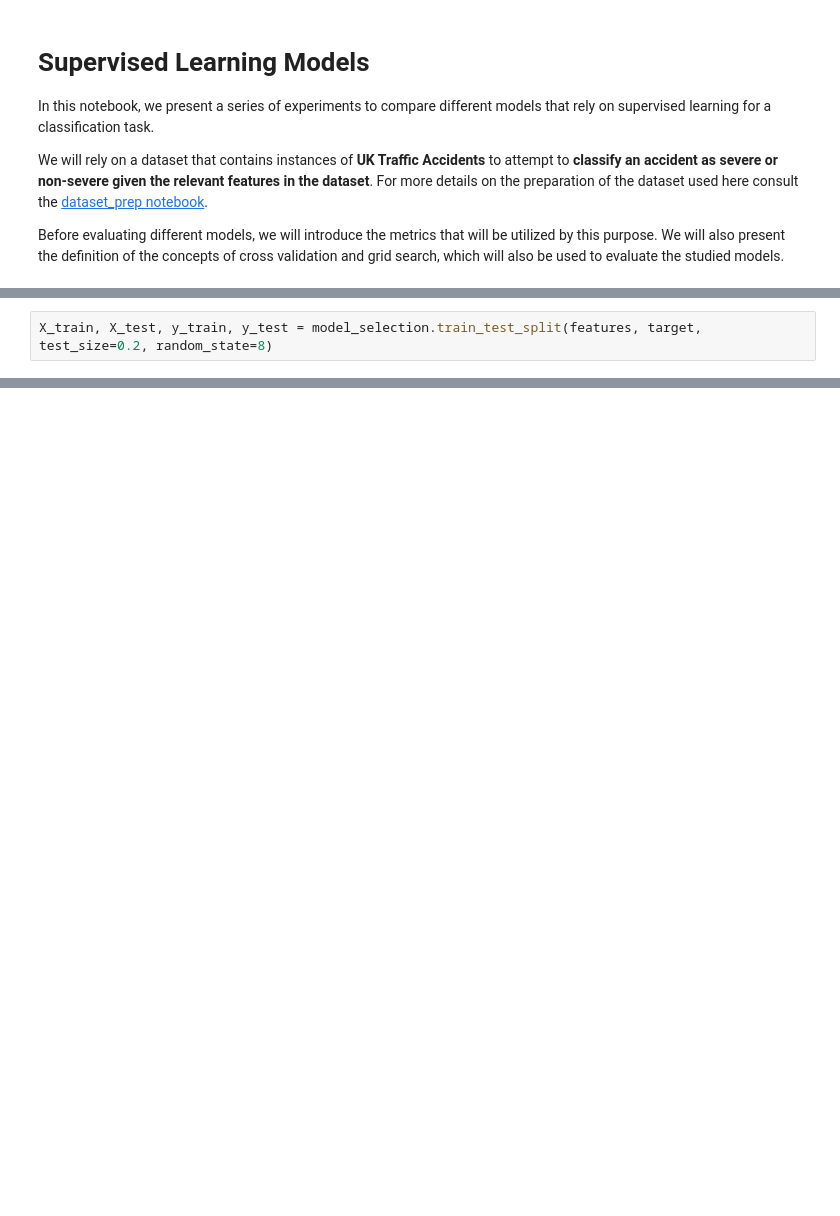
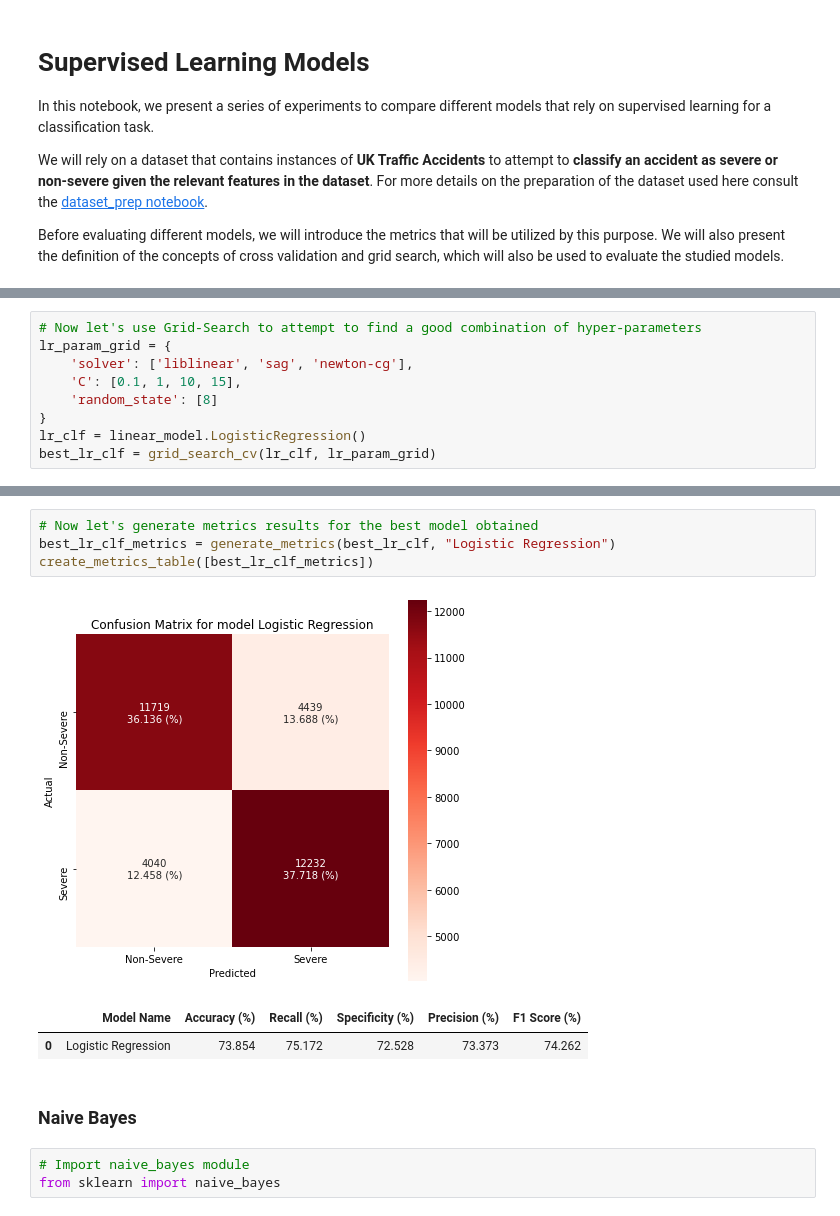
Before and after one commit to agomez08/patrones_inv2, a Jupyter notebook: supervised_learning.ipynb, the cells around one changed output, grey strips where cells are left out. Drawn from its saved outputs; the diff is of its cells as text; blank space fills up the shorter version.

```diff
--- a/supervised_learning.ipynb
+++ b/supervised_learning.ipynb
@@ -164,2 +9,0 @@ target = df_accidents['Severe_Accident']
-# %%
-X_train, X_test, y_train, y_test = model_selection.train_test_split(features, target, test_size=0.2, random_state=8)
@@ -225,0 +327,9 @@ print("Test set score: {:.3f}".format(rf.score(X_test, y_test)))
+# %%
+# Now let's use Grid-Search to attempt to find a good combination of hyper-parameters
+lr_param_grid = {
+    'solver': ['liblinear', 'sag', 'newton-cg'],
+    'C': [0.1, 1, 10, 15],
+    'random_state': [8]
+}
+lr_clf = linear_model.LogisticRegression()
+best_lr_clf = grid_search_cv(lr_clf, lr_param_grid)
@@ -225,0 +344,13 @@ print("Test set score: {:.3f}".format(rf.score(X_test, y_test)))
+# %%
+# Now let's generate metrics results for the best model obtained
+best_lr_clf_metrics = generate_metrics(best_lr_clf, "Logistic Regression")
+create_metrics_table([best_lr_clf_metrics])
+# %% [output]
+[figure, added]
+|  | Model Name | Accuracy (%) | Recall (%) | Specificity (%) | Precision (%) | F1 Score (%) |
+| 0 | Logistic Regression | 73.854 | 75.172 | 72.528 | 73.373 | 74.262 |
+# %% [markdown]
+### Naive Bayes
+# %%
+# Import naive_bayes module
+from sklearn import naive_bayes
```
Also changed, not shown: parts of 44 cells of this notebook.
